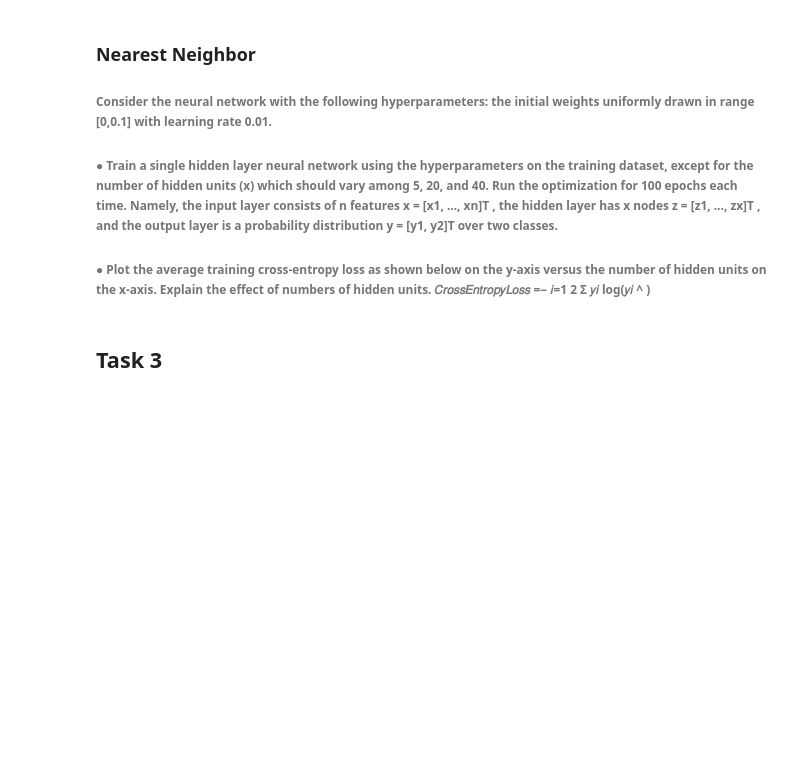
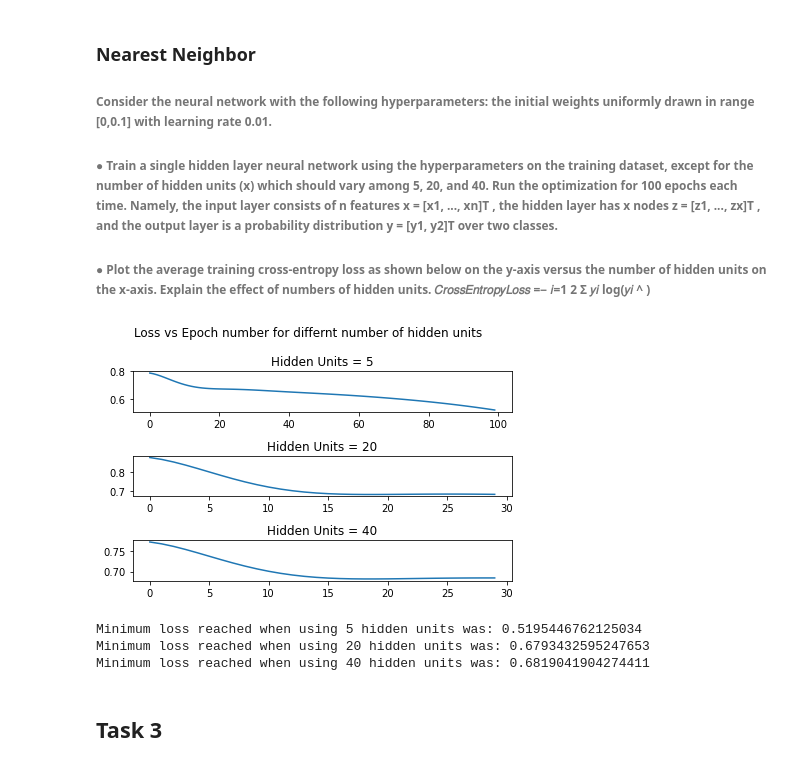
Before and after one commit to waldosingleton/Assignment_3, a Jupyter notebook: Group_1 - EMILY.ipynb, the cells around one changed output. Drawn from its saved outputs; the diff is of its cells as text; code cells hidden in the pictures; blank space fills up the shorter version.

```diff
--- a/Group_1 - EMILY.ipynb
+++ b/Group_1 - EMILY.ipynb
@@ -340,6 +340,52 @@ arc sort
 ###### Consider the neural network with the following hyperparameters: the initial weights uniformly drawn in range [0,0.1] with learning rate 0.01.
 ######  ● Train a single hidden layer neural network using the hyperparameters on the training dataset, except for the number of hidden units (x) which should vary among 5, 20, and 40. Run the optimization for 100 epochs each time. Namely, the input layer consists of n features x = [x1, ..., xn]T , the hidden layer has x nodes z = [z1, ..., zx]T , and the output layer is a probability distribution y = [y1, y2]T over two classes.
 ######  ● Plot the average training cross-entropy loss as shown below on the y-axis versus the number of hidden units on the x-axis. Explain the effect of numbers of hidden units. 𝐶𝑟𝑜𝑠𝑠𝐸𝑛𝑡𝑟𝑜𝑝𝑦𝐿𝑜𝑠𝑠 =− 𝑖=1 2 Σ 𝑦𝑖 log(𝑦𝑖 ^ )
+# %%
+
+df = pd.read_csv("train.csv", skiprows=0, header=0, na_values= "", dtype=str)
+df_test = df = pd.read_csv("test.csv", skiprows=0, header=0, na_values= "", dtype=str)
+df.head()
+
+text_transformer = TfidfVectorizer()
+x_train = text_transformer.fit_transform(df['Text'])
+x_test = text_transformer.fit_transform(df_test['Text'])
+
+y_train = df['Category']
+y_test = df_test['Category']
+
+nn_5 = MLPClassifier(hidden_layer_sizes=(1,5), activation='identity', solver='sgd', batch_size='auto', learning_rate='constant', max_iter=100, random_state=42, learning_rate_init=0.01)
+nn_5.fit(x_train, y_train)
+
+nn_20 = MLPClassifier(hidden_layer_sizes=(1,20), activation='identity', solver='sgd', batch_size='auto', learning_rate='constant', max_iter=100, random_state=42, learning_rate_init=0.01)
+nn_20.fit(x_train, y_train)
+
+nn_40 = MLPClassifier(hidden_layer_sizes=(1,40), activation='identity', solver='sgd', batch_size='auto', learning_rate='constant', max_iter=100, random_state=42, learning_rate_init=0.01)
+nn_40.fit(x_train, y_train)
+
+
+fig, axs = plt.subplots(3)
+fig.suptitle('Loss vs Epoch number for differnt number of hidden units')
+
+axs[0].set_title('Hidden Units = 5')
+axs[0].plot([i for i in range(len(nn_5.loss_curve_))], nn_5.loss_curve_)
+
+axs[1].set_title('Hidden Units = 20')
+axs[1].plot([i for i in range(len(nn_20.loss_curve_))], nn_20.loss_curve_)
+
+axs[2].set_title('Hidden Units = 40')
+axs[2].plot([i for i in range(len(nn_40.loss_curve_))], nn_40.loss_curve_)
+plt.tight_layout()
+plt.show()
+
+
+print("Minimum loss reached when using 5 hidden units was: {l}".format(l=nn_5.best_loss_))
+print("Minimum loss reached when using 20 hidden units was: {l}".format(l=nn_20.best_loss_))
+print("Minimum loss reached when using 40 hidden units was: {l}".format(l=nn_40.best_loss_))
+# %% [output]
+[figure, added]
+Minimum loss reached when using 5 hidden units was: 0.5195446762125034
+Minimum loss reached when using 20 hidden units was: 0.6793432595247653
+Minimum loss reached when using 40 hidden units was: 0.6819041904274411
 # %% [markdown]
 ## Task 3
 # %%
```
Also changed, not shown: parts of 3 cells of this notebook.
